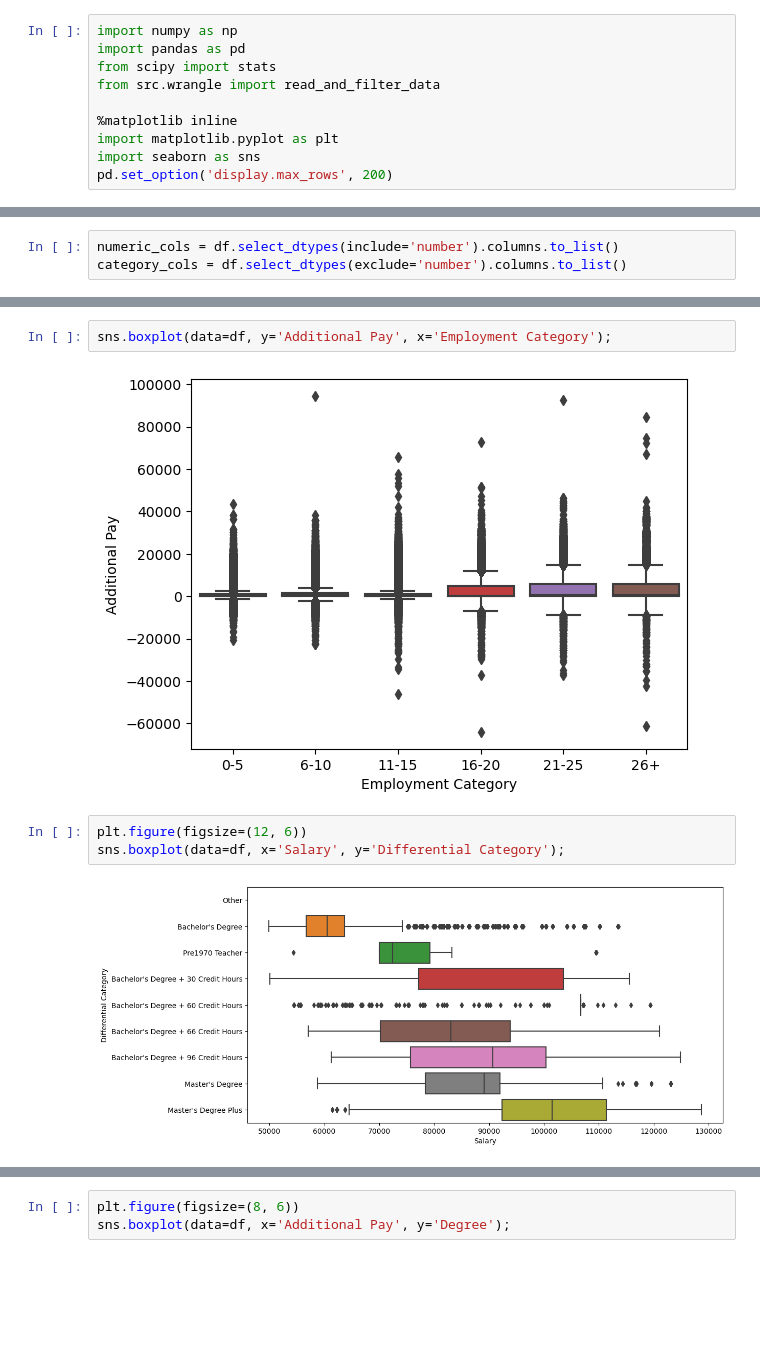
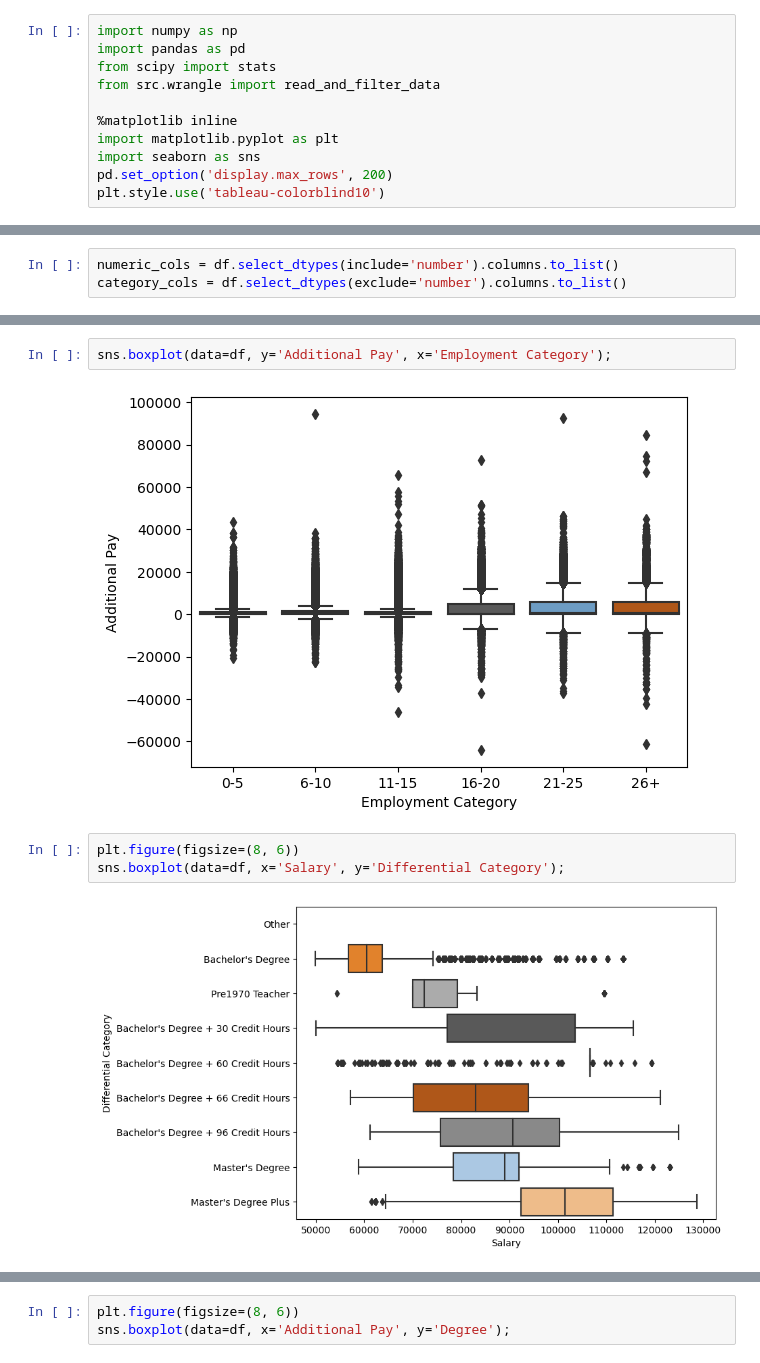
Before and after one commit to Anias-clo/Teacher_Payroll_Analysis, a Jupyter notebook: poc.ipynb, the cells around one changed output, grey strips where cells are left out. Saved outputs shown, nothing was run; the diff lists cells and outputs as text; blank space fills up the shorter version.

```diff
--- a/poc.ipynb
+++ b/poc.ipynb
@@ -10,6 +10,7 @@ from src.wrangle import read_and_filter_data
 import matplotlib.pyplot as plt
 import seaborn as sns
 pd.set_option('display.max_rows', 200)
+plt.style.use('tableau-colorblind10')
 # %% [markdown]
 ## Acquire + Prepare
 # %%
@@ -138,11 +120,11 @@ sns.boxplot(data=df, y='Salary', x='Employment Category');
 # %%
 sns.boxplot(data=df, y='Additional Pay', x='Employment Category');
 # %% [output]
-[figure, old version]
+[figure, new version]
 # %%
-plt.figure(figsize=(12, 6))
+plt.figure(figsize=(8, 6))
 sns.boxplot(data=df, x='Salary', y='Differential Category');
 # %% [output]
-[figure, old version]
+[figure, new version]
 # %%
 plt.figure(figsize=(12, 6))
```
Also changed, not shown: parts of 16 cells of this notebook.
